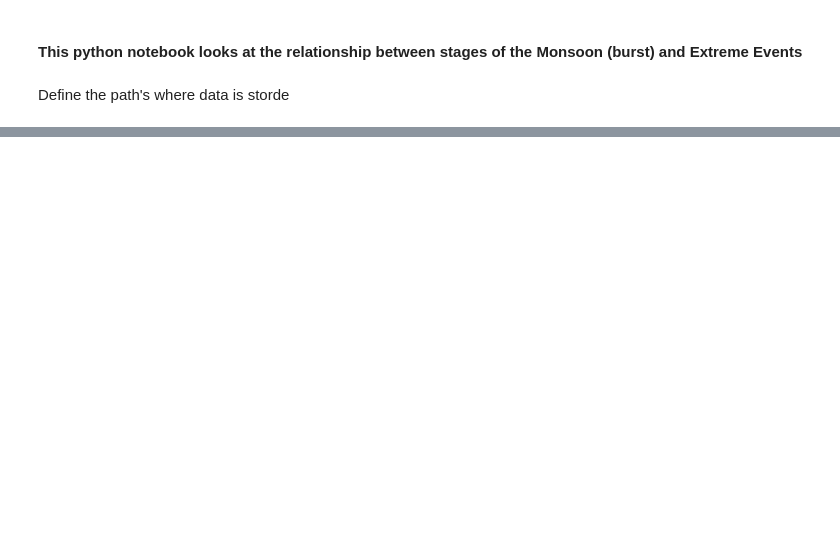
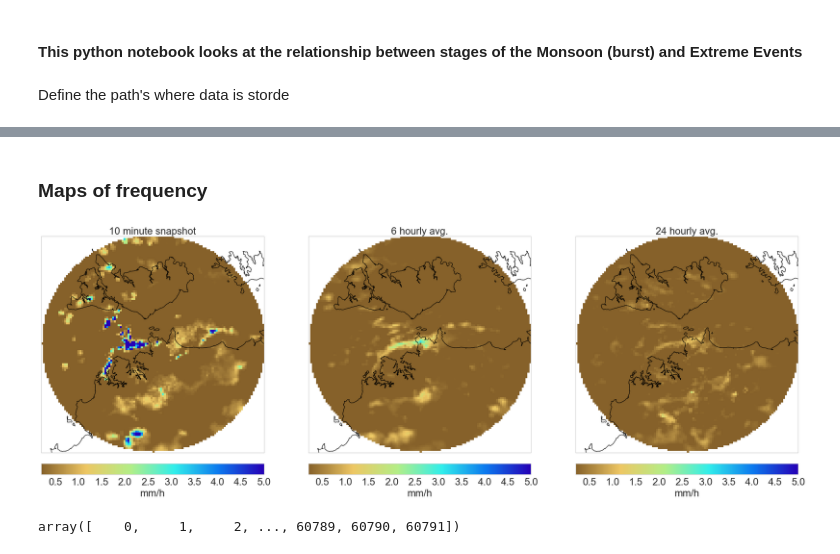
Before and after one commit to antarcticrainforest/RainfallExtremes, a Jupyter notebook: python/MonsoonAndExtremes.ipynb, the cells around one changed output, grey strips where cells are left out. Cells and saved outputs as stored; diff of their text form; code cells hidden in the pictures; blank space fills up the shorter version.

Commit message:
Added some plots

```diff
--- a/python/MonsoonAndExtremes.ipynb
+++ b/python/MonsoonAndExtremes.ipynb
@@ -105,0 +20,10 @@ Coordinates:
+# %%
+largeScaleFile = os.path.join(os.environ['HOME'], 'Data', 'Extremes', 'CPOL', 'CPOL-large-scale_forcing.pkl')
+largeScaleNc = os.path.join(os.environ['HOME'], 'Data', 'Extremes', 'CPOL', 'CPOL-large-scale_forcing.nc')
+CPOL = os.path.join(os.environ['HOME'], 'Data', 'Extremes', 'CPOL', 'CPOL_1998-2017.nc')
+CopF = os.path.join(os.environ['HOME'], 'Data', 'Extremes', 'CPOL', 'CPOL-Aggr.hdf5')
+BurstF = os.path.join(os.environ['HOME'], 'Data', 'Extremes', 'CPOL', 'CPOL_datetimes_austmonsoon_burstday_lags.pkl')
+PercF = os.path.join(os.environ['HOME'],'Data','Extremes','CPOL','CPOL_Percentiles.pkl')
+RegimeF = os.path.join(os.environ['HOME'],'Data','Extremes','CPOL','Pope_Regimes.pkl')
+extreme1h = os.path.join(os.environ['HOME'],'Data','Extremes','CPOL','CPOL-TS_1hextrme.pkl')
+BurstCat = os.path.join(os.environ['HOME'],'Data','Extremes','CPOL','CPOL_datetimes_austmonsoon_burst_categories.pkl')
@@ -105,0 +350,2 @@ Coordinates:
+# %% [markdown]
+### Maps of frequency
@@ -105,0 +354,35 @@ Coordinates:
+# %%
+with nc(CPOL) as fnc:
+    lon = fnc.variables['lon'][:]
+    lat = fnc.variables['lat'][:]
+    time = pd.DatetimeIndex(num2date(fnc['1h'].variables['time'][:],fnc['1h'].variables['time'].units))
+    rr = fnc['1h'].variables['rain_rate-flip'][:]
+# %%
+m = Basemap(llcrnrlat=min(lat), llcrnrlon=min(lon), urcrnrlat=max(lat), urcrnrlon=max(lon), resolution='f')
+# %%
+with nc(CPOL) as fnc:
+    rr10min = fnc['10min'].variables['rain_rate'][2495]
+    rr6h = fnc['6h'].variables['rain_rate'][69]
+    rr24h = fnc['24h'].variables['rain_rate'][17]
+# %%
+names = ['10 minute snapshot', '6 hourly avg.', '24 hourly avg.']
+fig = plt.figure()
+mpl.rcParams['figure.figsize'] = [30,30]
+
+from mpl_toolkits.basemap import cm
+for i, rain in enumerate((rr10min,rr6h,rr24h)):
+    ax = fig.add_subplot(1,3,i+1)
+    im = m.pcolormesh(lon, lat, rain,vmin=0.2,vmax=5,cmap=cm.GMT_drywet)
+    m.drawcoastlines(color='k')
+    cbar=m.colorbar(im,location='bottom',pad='5%')
+    cbar.set_label('mm/h',size=22)
+    cbar.ax.tick_params(labelsize=22)
+    ax.set_title(names[i],size=22)
+# %% [output]
+[figure, added]
+# %%
+thresh = perc['01h_2.5km'][99]
+S = pd.Series(np.arange(len(time)),index=time)
+S.loc[time].values
+# %% [output]
+array([    0,     1,     2, ..., 60789, 60790, 60791])
```
Also changed, not shown: parts of 40 cells of this notebook.
